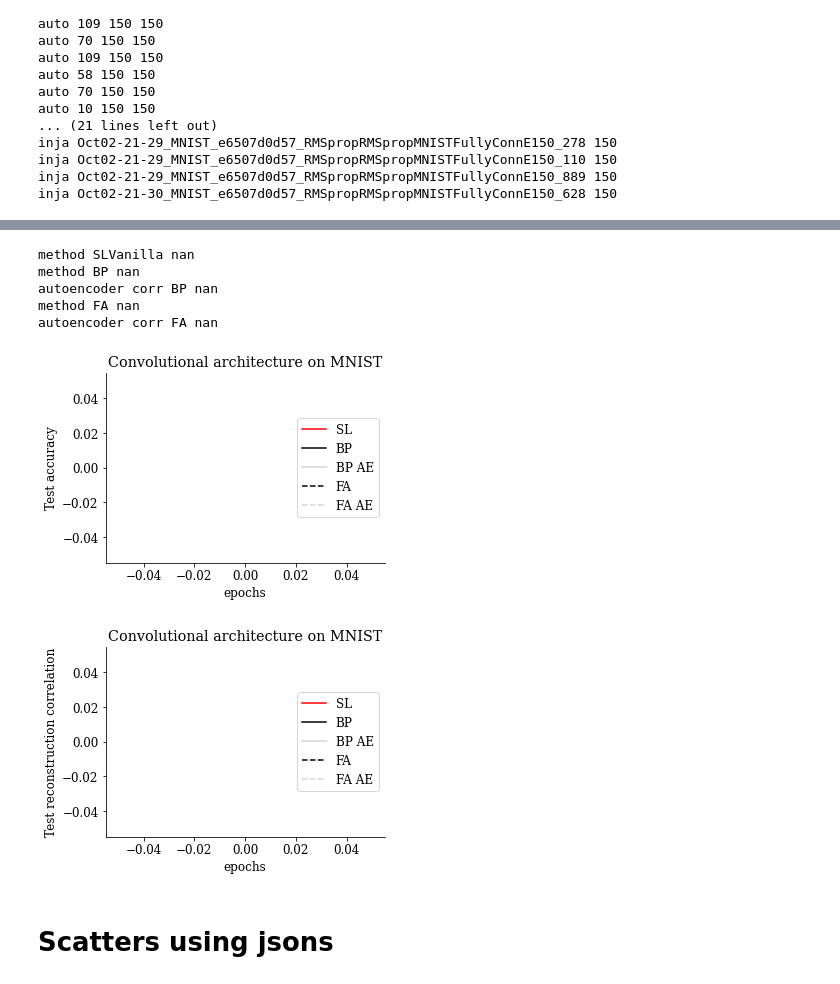
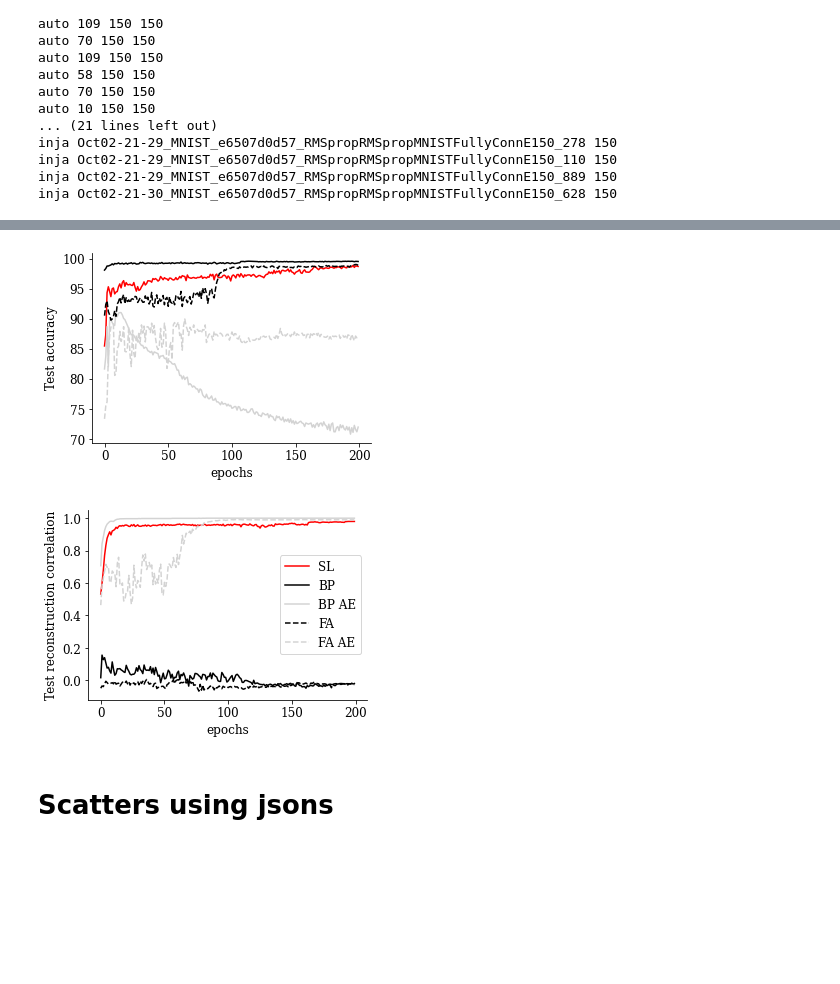
Before and after one commit to toosi/Feedback_Feedforward_Alignment, a Jupyter notebook: generate_figures_draft.ipynb, the cells around one changed output, grey strips where cells are left out. Drawn from its saved outputs; the diff is of its cells as text; code cells hidden in the pictures; blank space fills up the shorter version.

```diff
--- a/generate_figures_draft.ipynb
+++ b/generate_figures_draft.ipynb
@@ -249,7 +249,7 @@ inja Oct02-21-29_MNIST_e6507d0d57_RMSpropRMSpropMNISTFullyConnE150_889 150
 inja Oct02-21-30_MNIST_e6507d0d57_RMSpropRMSpropMNISTFullyConnE150_628 150
 # %%
 
-hashname= 'RMSpropRMSpropMNISTFullyConnE150' #'RMSpRMSpMNISTAsymResLNet10BNaffine2'
+hashname= 'RMSpRMSpMNISTAsymResLNet10BNaffine2' #'RMSpRMSpMNISTAsymResLNet10BNaffine2'
 
 
 # 'MNISTAsymResLNet10BNaffPatience30'
@@ -289,18 +289,18 @@ for method in methods:
     # plot discriminative
     measure = test_acc_dict
     ax.plot(range(n_epochs ), np.median(measure[method], 0), colors[method], label=method_labels[method], ls=linestyles[method])
-    ax.fill_between(range(n_epochs ), np.median(measure[method], 0)-measure[method].std(0),
-                    np.median(measure[method], 0)+measure[method].std(0),
-                    alpha=0.1, color=colors[method], ls=linestyles[method])
+#     ax.fill_between(range(n_epochs ), np.median(measure[method], 0)-measure[method].std(0),
+#                     np.median(measure[method], 0)+measure[method].std(0),
+#                     alpha=0.1, color=colors[method], ls=linestyles[method])
     print('method',method, max(np.median(measure[method],0)))
 
     if method in ['FA','BP']:
         # plot autoencoders
         measure = test_acc_dict_ae
         ax.plot(range(n_epochs_ae ), np.median(measure[method], 0), 'lightgray', label=method_labels[method] + ' AE', ls=linestyles[method])
-        ax.fill_between(range(n_epochs ), np.median(measure[method], 0)-measure[method].std(0),
-                        np.median(measure[method], 0)+measure[method].std(0),
-                        alpha=0.1, color='gray', ls=linestyles[method])
+#         ax.fill_between(range(n_epochs ), np.median(measure[method], 0)-measure[method].std(0),
+#                         np.median(measure[method], 0)+measure[method].std(0),
+#                         alpha=0.1, color='gray', ls=linestyles[method])
         print('autoencoder acc',method, max(np.median(measure[method],0)))
 
 
@@ -312,9 +312,9 @@ plt.tick_params(axis='y',direction='out', right=False)
 plt.tick_params(axis='x',direction='out', top=False)
 ax.set_xlabel('epochs')
 ax.set_ylabel('Test accuracy')
-ax.legend(loc='center right')
+# ax.legend(loc='center right')
 
-ax.set_title('%s %s (%s)'%(configs['dataset'], arch, hashname))
+# ax.set_title('%s %s (%s)'%(configs['dataset'], arch, hashname))
 
 savedir = path_prefix + '/Results/Symbio/runswithhash/%s/'%hashname
 if not os.path.exists(savedir):
@@ -324,7 +324,7 @@ fig.savefig(savedir + '5lineplots_Testacc_%s.png'%(hashname), dpi=200)
 fig.savefig(savedir + '5lineplots_Testacc_%s.pdf'%(hashname), dpi=200)
 
 
-ax.set_title('Convolutional architecture on %s'%configs['dataset'])
+# ax.set_title('Convolutional architecture on %s'%configs['dataset'])
 
 
 savedir = path_prefix + '/Results/Symbio/runswithhash/Final/'
@@ -341,18 +341,18 @@ for method in methods:
     # plot discriminative
     measure = test_corrd_dict
     ax.plot(range(n_epochs ), np.median(measure[method], 0), colors[method], label=method_labels[method], ls=linestyles[method])
-    ax.fill_between(range(n_epochs ), np.median(measure[method], 0)-measure[method].std(0),
-                    np.median(measure[method], 0)+measure[method].std(0),
-                    alpha=0.1, color=colors[method], ls=linestyles[method])
+#     ax.fill_between(range(n_epochs ), np.median(measure[method], 0)-measure[method].std(0),
+#                     np.median(measure[method], 0)+measure[method].std(0),
+#                     alpha=0.1, color=colors[method], ls=linestyles[method])
     print('method',method, max(np.median(measure[method],0)))
 
     if method in ['FA','BP']:
         # plot autoencoders
         measure = test_corrd_dict_ae
         ax.plot(range(n_epochs_ae ), np.median(measure[method], 0), 'lightgray', label=method_labels[method] + ' AE', ls=linestyles[method])
-        ax.fill_between(range(n_epochs ), np.median(measure[method], 0)-measure[method].std(0),
-                        np.median(measure[method], 0)+measure[method].std(0),
-                        alpha=0.1, color='gray', ls=linestyles[method])
+#         ax.fill_between(range(n_epochs ), np.median(measure[method], 0)-measure[method].std(0),
+#                         np.median(measure[method], 0)+measure[method].std(0),
+#                         alpha=0.1, color='gray', ls=linestyles[method])
         print('autoencoder corr',method, max(np.median(measure[method],0)))
 
 
@@ -366,7 +366,7 @@ ax.set_xlabel('epochs')
 ax.set_ylabel('Test reconstruction correlation')
 ax.legend(loc='center right')
 
-ax.set_title('%s %s (%s)'%(configs['dataset'], arch, hashname))
+# ax.set_title('%s %s (%s)'%(configs['dataset'], arch, hashname))
 # plt.tight_layout()
 
 savedir = path_prefix + '/Results/Symbio/runswithhash/%s/'%hashname
@@ -377,7 +377,7 @@ fig.savefig(savedir + '5lineplots_Testcorrd_%s.png'%(hashname), dpi=200)
 fig.savefig(savedir + '5lineplots_Testcorrd_%s.pdf'%(hashname), dpi=200)
 
 
-ax.set_title('Convolutional architecture on %s'%configs['dataset'])
+# ax.set_title('Convolutional architecture on %s'%configs['dataset'])
 
 
 
@@ -385,7 +385,7 @@ savedir = path_prefix + '/Results/Symbio/runswithhash/Final/'
 if not os.path.exists(savedir):
     os.makedirs(savedir)
 
-# fig.savefig(savedir + '5lineplots_Testcorrd_%s.png'%(hashname), dpi=200)
-# fig.savefig(savedir + '5lineplots_Testcorrd_%s.pdf'%(hashname), dpi=200)
-# print(hashname, 'PatienceF:',configs['patiencee'],'PatienceB:',configs['patienced'])
+fig.savefig(savedir + '5lineplots_Testcorrd_%s.png'%(hashname), dpi=200)
+fig.savefig(savedir + '5lineplots_Testcorrd_%s.pdf'%(hashname), dpi=200)
+print(hashname, 'PatienceF:',configs['patiencee'],'PatienceB:',configs['patienced'])
 # %% [output]
@@ -409,10 +409,5 @@ autoencoder acc FA nan
-method SLVanilla nan
-method BP nan
-autoencoder corr BP nan
-method FA nan
-autoencoder corr FA nan
-[figure, old version]
+[figure, new version]
-[figure, old version]
+[figure, new version]
 # %% [markdown]
 # Scatters using jsons
 # %%
```
Also changed, not shown: parts of 7 cells of this notebook, 3 other files.
